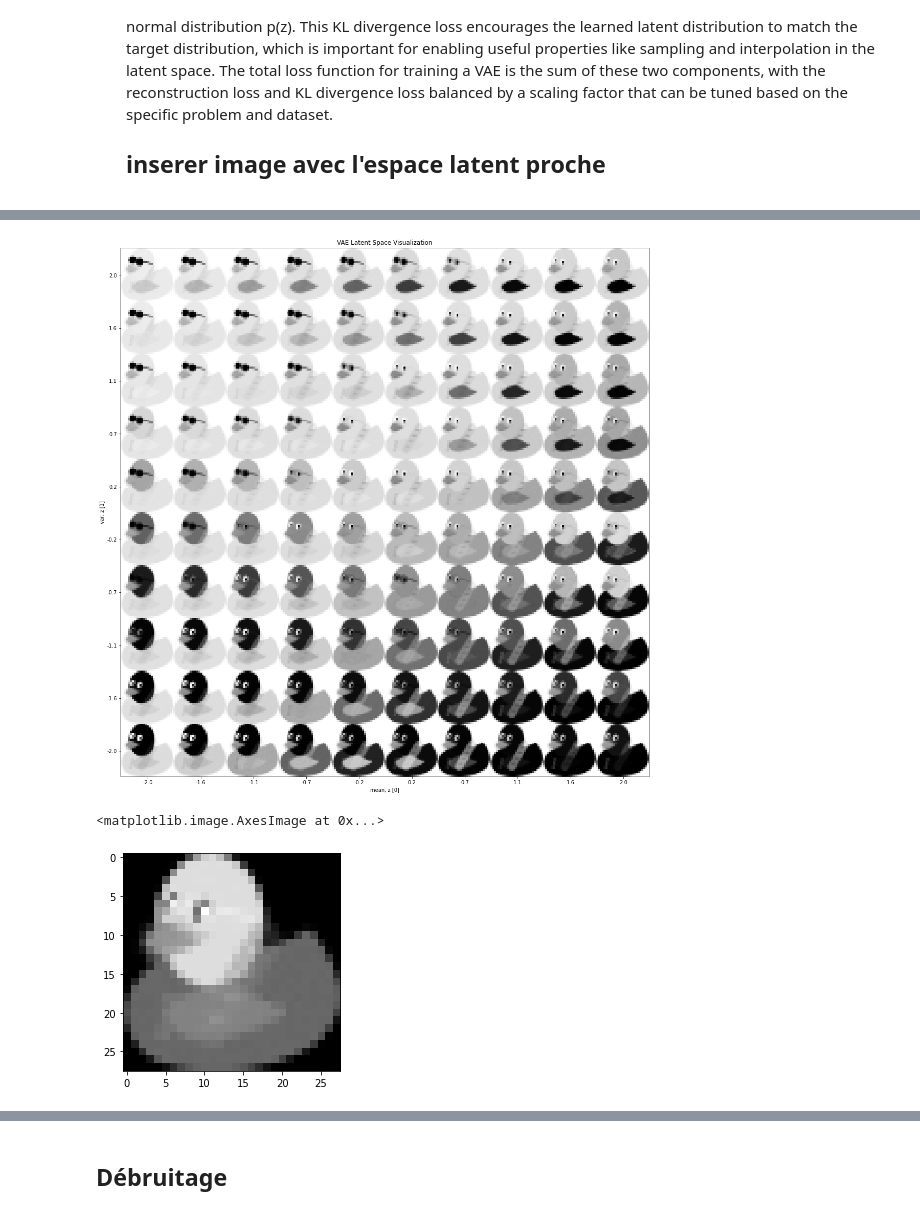
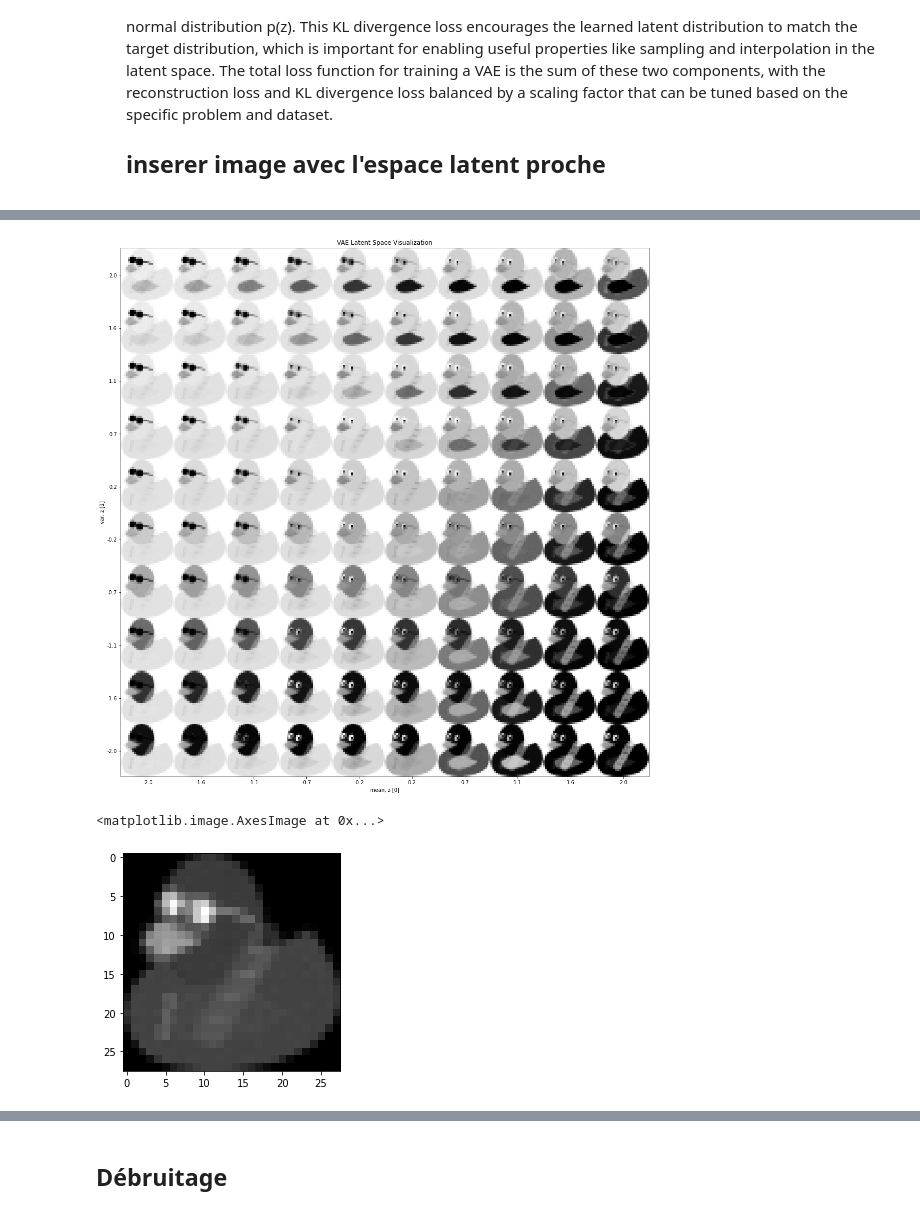
Before and after one commit to GigiML/RD_project, a Jupyter notebook: vae.ipynb, the cells around one changed output, grey strips where cells are left out. Drawn from its saved outputs; the diff is of its cells as text; code cells hidden in the pictures.

```diff
--- a/vae.ipynb
+++ b/vae.ipynb
@@ -161,7 +142,7 @@ The loss function of a VAE is composed of two main components: the reconstructio
 
   ## inserer image avec l'espace latent proche
 # %%
-def train(model, optimizer, epochs, device, data=train_loader, x_dim=784, expect_label=True):
+def train(model, optimizer, epochs, device, data=data_loader, x_dim=784, expect_label=True):
     model.train()
     for epoch in range(epochs):
         overall_loss = 0
@@ -241,2 +205,2 @@ plot_latent_space(model)
 # %%
-vae_chat = VAE(28*28, hidden_dim=500, latent_dim=100)
+vae_canard = VAE(28*28, hidden_dim=500, latent_dim=100)
@@ -276,7 +207,7 @@ plt.imshow(next(X)[0].reshape(dims), cmap="Greys")
 # %%
-optimizer = optim.Adam(vae_chat.parameters(), lr=1e-4)
+optimizer = optim.Adam(vae_canard.parameters(), lr=1e-4)
 device = torch.device("cuda" if torch.cuda.is_available() else "cpu")
 # %%
-train(vae_chat, optimizer, 120, device, data=train_loader_cat, x_dim=40*40, expect_label=False)
-# vae_chat.load_state_dict(torch.load("model", map_location=device))
+train(vae_canard, optimizer, 120, device, data=data_loader, x_dim=40*40, expect_label=False)
+# vae_canard.load_state_dict(torch.load("model", map_location=device))
 # %% [output]
@@ -304,12 +235,12 @@ torch.save(vae_chat.state_dict(), PATH)
 # %%
-plot_latent_space(vae_chat, n=10, digit_size=dims[0], figsize=19, scale=2)
+plot_latent_space(vae_canard, n=10, digit_size=dims[0], figsize=19, scale=2)
 # %% [output]
-[figure, old version]
+[figure, new version]
 # %%
-plt.imshow(vae_chat(torch.zeros(28*28))[0].detach().numpy().reshape(dims), cmap="Greys")
+plt.imshow(vae_canard(torch.zeros(28*28))[0].detach().numpy().reshape(dims), cmap="Greys")
 # %% [output]
 <matplotlib.image.AxesImage at 0x...>
-[figure, old version]
+[figure, new version]
 # %%
 jsp = torch.zeros(28*28)
 jsp[1] = 1
```
Also changed, not shown: parts of 41 cells of this notebook.
